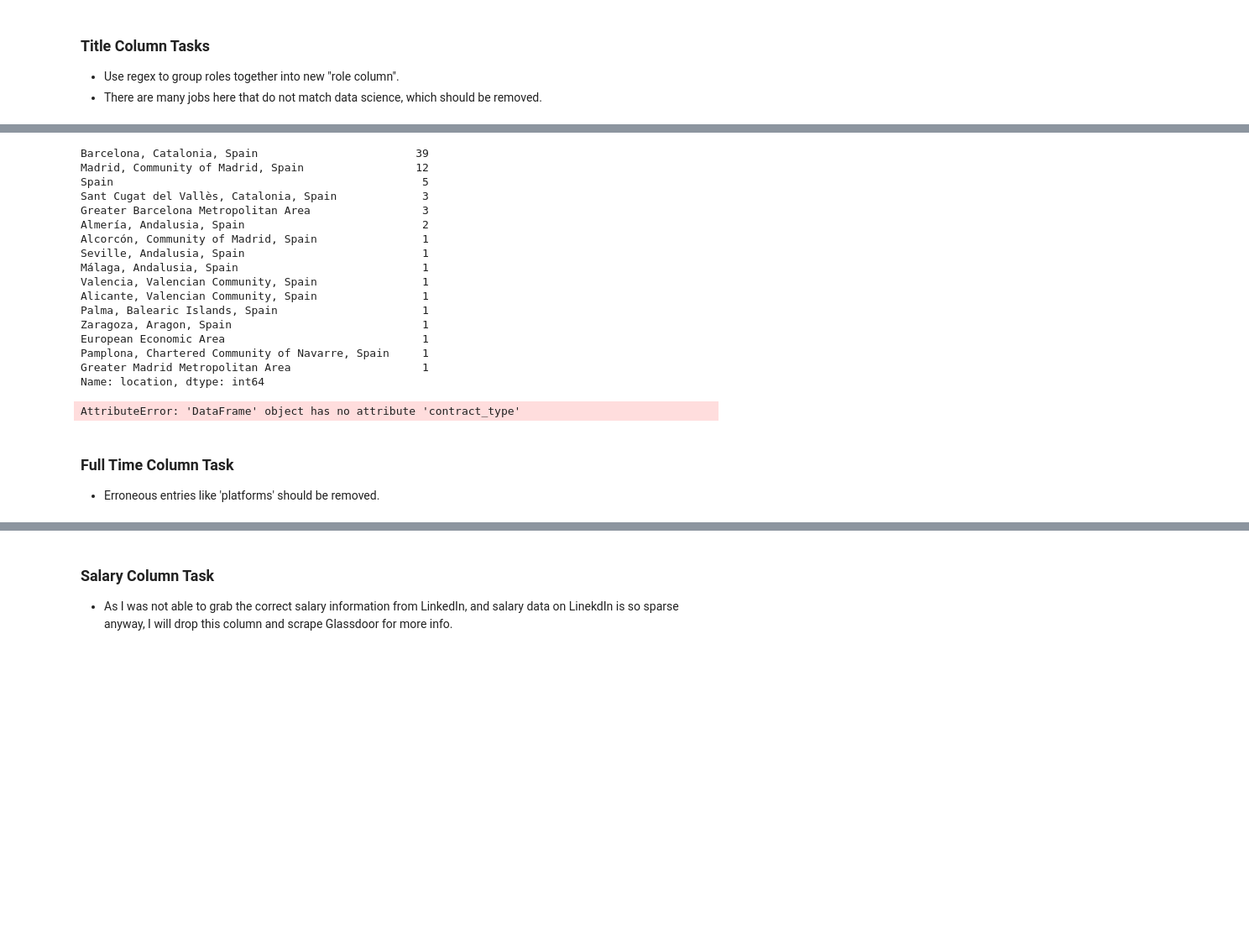
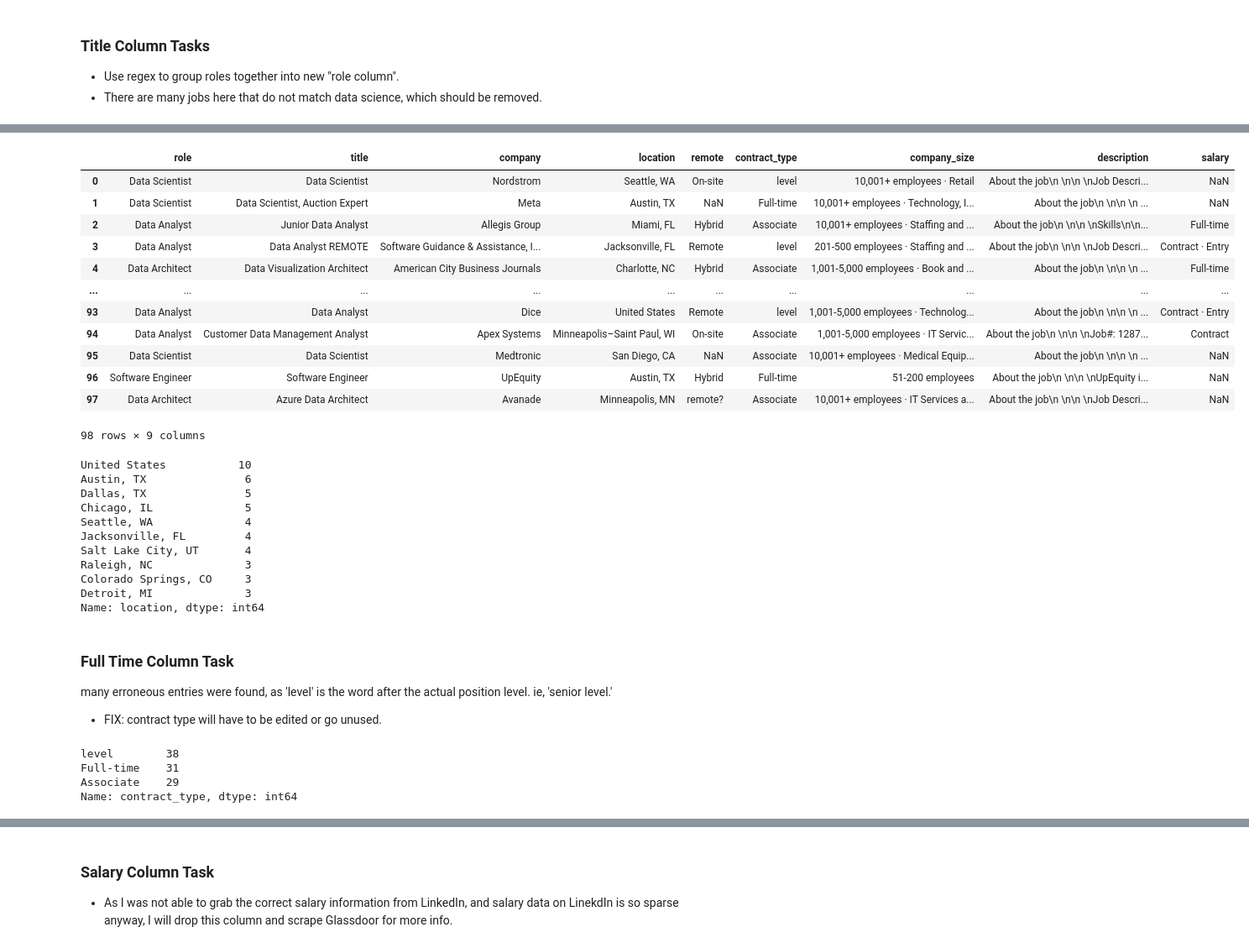
Before and after one commit to VeniceHartwell/data_analyst_market_analysis, a Jupyter notebook: clean.ipynb, the cells around one changed output, grey strips where cells are left out. Shown at 84% size. Cells and saved outputs as stored; diff of their text form; code cells hidden in the pictures; blank space fills up the shorter version.

```diff
--- a/clean.ipynb
+++ b/clean.ipynb
@@ -27,5 +24,5 @@ import math
 # %%
-df = pd.read_csv('output/linkedin_jobs_testdata.csv')
+df = pd.read_csv('output/linkedin_jobs_uncleaned_2022-09-01.csv')
 # %% [markdown]
 # EDA
 # %%
@@ -63,5 +61,7 @@ dtype: int64
 
 **Salary** was difficult to find, but it can be merged with Glassdoor later.
+# %%
+df.drop(['post_date', 'num_applicants'], axis = 1, inplace = True)
 # %%
 # given the inaccuracy and missing value counts of previous data sets, check columns like salary info...
 # and all the rest while we're at it
@@ -138,30 +205,54 @@ NameError: name 'role' is not defined
+# %%
+# clean all unrelated jobs
+def rm_unrelated_jobs(df):
+    """ remove all uncategorized jobs """
+    df.drop(df[df['role'] == 'remove'].index, inplace=True)
+    df.drop(df[df['role'] == 'uncategorized'].index, inplace=True)
+    df = df.reset_index(drop=True)
+    return df
+
+df = (rm_unrelated_jobs(df))
+df
+# %% [output]
+|  | role | title | company | location | remote | contract_type | company_size | description | salary |
+| 0 | Data Scientist | Data Scientist | Nordstrom | Seattle, WA | On-site | level | 10,001+ employees · Retail | About the job\n \n\n \nJob Descri... | NaN |
+| 1 | Data Scientist | Data Scientist, Auction Expert | Meta | Austin, TX | NaN | Full-time | 10,001+ employees · Technology, I... | About the job\n \n\n \n ... | NaN |
+| 2 | Data Analyst | Junior Data Analyst | Allegis Group | Miami, FL | Hybrid | Associate | 10,001+ employees · Staffing and ... | About the job\n \n\n \nSkills\n\n... | Full-time |
+| 3 | Data Analyst | Data Analyst REMOTE | Software Guidance & Assistance, I... | Jacksonville, FL | Remote | level | 201-500 employees · Staffing and ... | About the job\n \n\n \nJob Descri... | Contract · Entry |
+| 4 | Data Architect | Data Visualization Architect | American City Business Journals | Charlotte, NC | Hybrid | Associate | 1,001-5,000 employees · Book and ... | About the job\n \n\n \n ... | Full-time |
+| ... | ... | ... | ... | ... | ... | ... | ... | ... | ... |
+| 93 | Data Analyst | Data Analyst | Dice | United States | Remote | level | 1,001-5,000 employees · Technolog... | About the job\n \n\n \n ... | Contract · Entry |
+| 94 | Data Analyst | Customer Data Management Analyst | Apex Systems | Minneapolis–Saint Paul, WI | On-site | Associate | 1,001-5,000 employees · IT Servic... | About the job\n \n\n \nJob#: 1287... | Contract |
+| 95 | Data Scientist | Data Scientist | Medtronic | San Diego, CA | NaN | Associate | 10,001+ employees · Medical Equip... | About the job\n \n\n \n ... | NaN |
+| 96 | Software Engineer | Software Engineer | UpEquity | Austin, TX | Hybrid | Full-time | 51-200 employees | About the job\n \n\n \nUpEquity i... | NaN |
+| 97 | Data Architect | Azure Data Architect | Avanade | Minneapolis, MN | remote? | Associate | 10,001+ employees · IT Services a... | About the job\n \n\n \nJob Descri... | NaN |
+98 rows × 9 columns
 # %%
-df.location.value_counts()
+df.location.value_counts().nlargest(10)
 # %% [output]
-Barcelona, Catalonia, Spain                        39
-Madrid, Community of Madrid, Spain                 12
-Spain                                               5
-Sant Cugat del Vallès, Catalonia, Spain             3
-Greater Barcelona Metropolitan Area                 3
-Almería, Andalusia, Spain                           2
-Alcorcón, Community of Madrid, Spain                1
-Seville, Andalusia, Spain                           1
-Málaga, Andalusia, Spain                            1
-Valencia, Valencian Community, Spain                1
-Alicante, Valencian Community, Spain                1
-Palma, Balearic Islands, Spain                      1
-Zaragoza, Aragon, Spain                             1
-European Economic Area                              1
-Pamplona, Chartered Community of Navarre, Spain     1
-Greater Madrid Metropolitan Area                    1
+United States           10
+Austin, TX               6
+Dallas, TX               5
+Chicago, IL              5
+Seattle, WA              4
+Jacksonville, FL         4
+Salt Lake City, UT       4
+Raleigh, NC              3
+Colorado Springs, CO     3
+Detroit, MI              3
 Name: location, dtype: int64
-# %%
-df.contract_type.value_counts()
-# %% [output]
-AttributeError: 'DataFrame' object has no attribute 'contract_type'
 # %% [markdown]
 ### Full Time Column Task
-- Erroneous entries like 'platforms' should be removed.
+many erroneous entries were found, as 'level' is the word after the actual position level. ie, 'senior level.'
+
+- FIX: contract type will have to be edited or go unused.
+# %%
+df.contract_type.value_counts()
+# %% [output]
+level        38
+Full-time    31
+Associate    29
+Name: contract_type, dtype: int64
 # %%
 def rm_unrelated_contracts(df):
     contract_types = ['Associate', 'Full-time', 'Internship', 'Executive', 'Contract', None] # FIX: add all contract types
```
Also changed, not shown: parts of 41 cells of this notebook, 1 other file.
